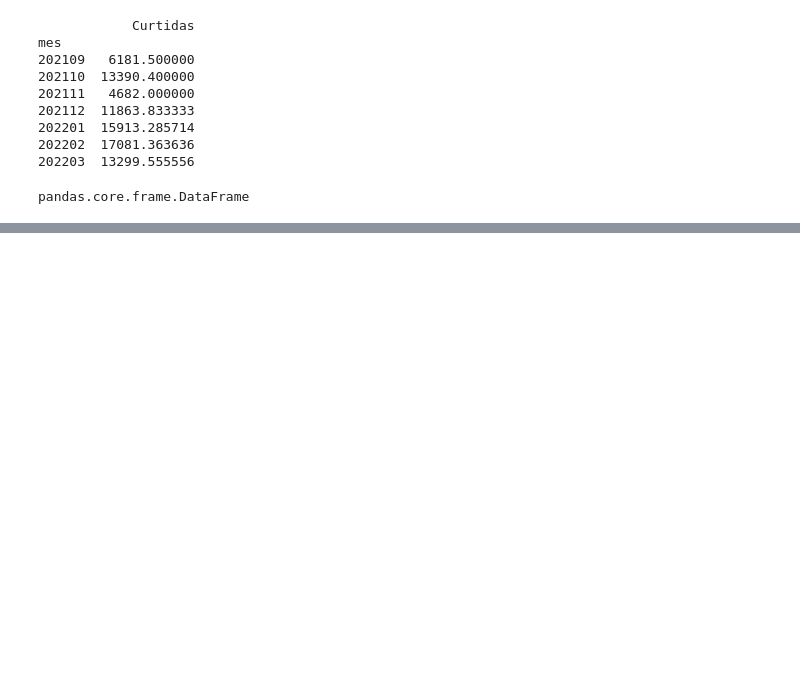
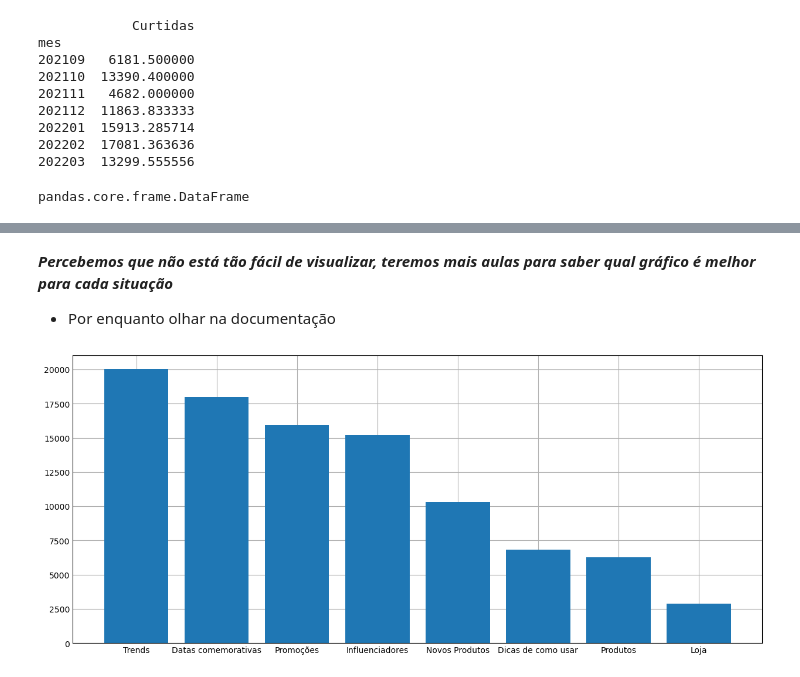
Before and after one commit to GuilhermeBaesse/Matplotlib, a Jupyter notebook: Matplotlib.ipynb, the cells around one changed output, grey strips where cells are left out. Cells and saved outputs as stored; diff of their text form; code cells hidden in the pictures; blank space fills up the shorter version.

```diff
--- a/Matplotlib.ipynb
+++ b/Matplotlib.ipynb
@@ -245,0 +357,17 @@ base[base.mes>=202202].sort_values(["mes","Curtidas"], ascending=False)
+# %% [markdown]
+***Percebemos que não está tão fácil de visualizar, teremos mais aulas para saber qual gráfico é melhor para cada situação***
+* Por enquanto olhar na documentação
+# %%
+media = baseTags.groupby("Tags")["Curtidas"].mean().sort_values(ascending=False)
+
+x = media.index
+y = media.values
+
+fig, ax = plt.subplots(figsize=(12,5))
+
+ax.bar(x, y, linewidth=2.0)
+
+plt.show()
+# Nesse momento nós aprofundamos em tentr melhorar a apresentação para nosso cliente
+# %% [output]
+[figure, added]
```
Also changed, not shown: parts of 51 cells of this notebook.
